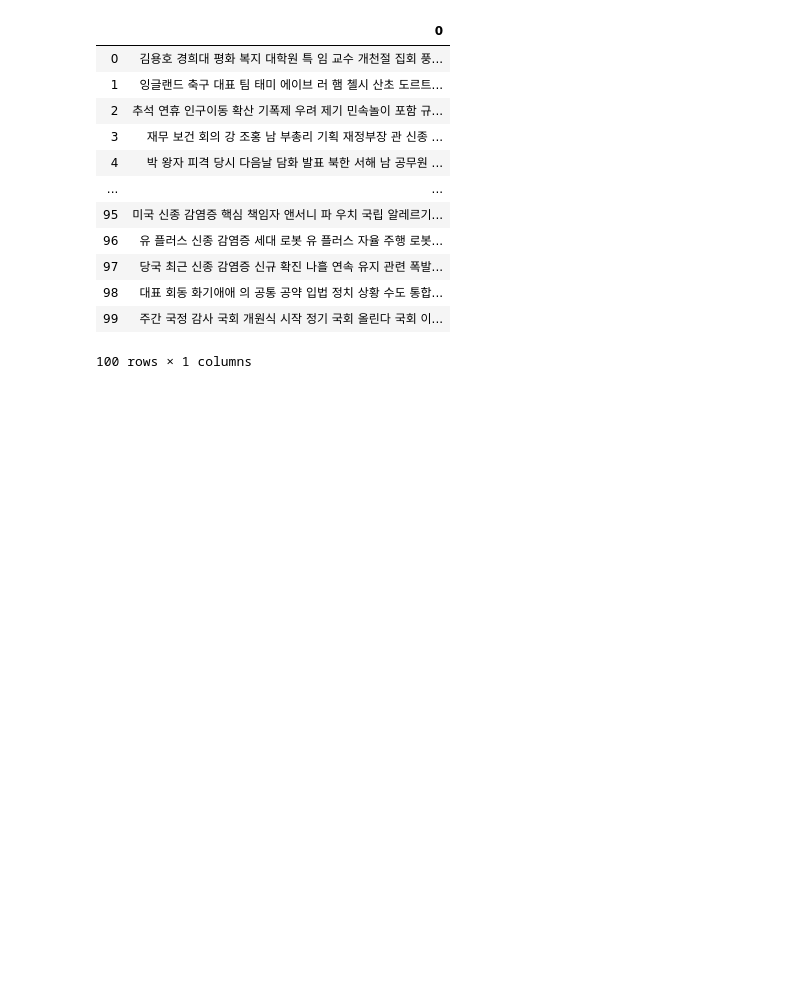
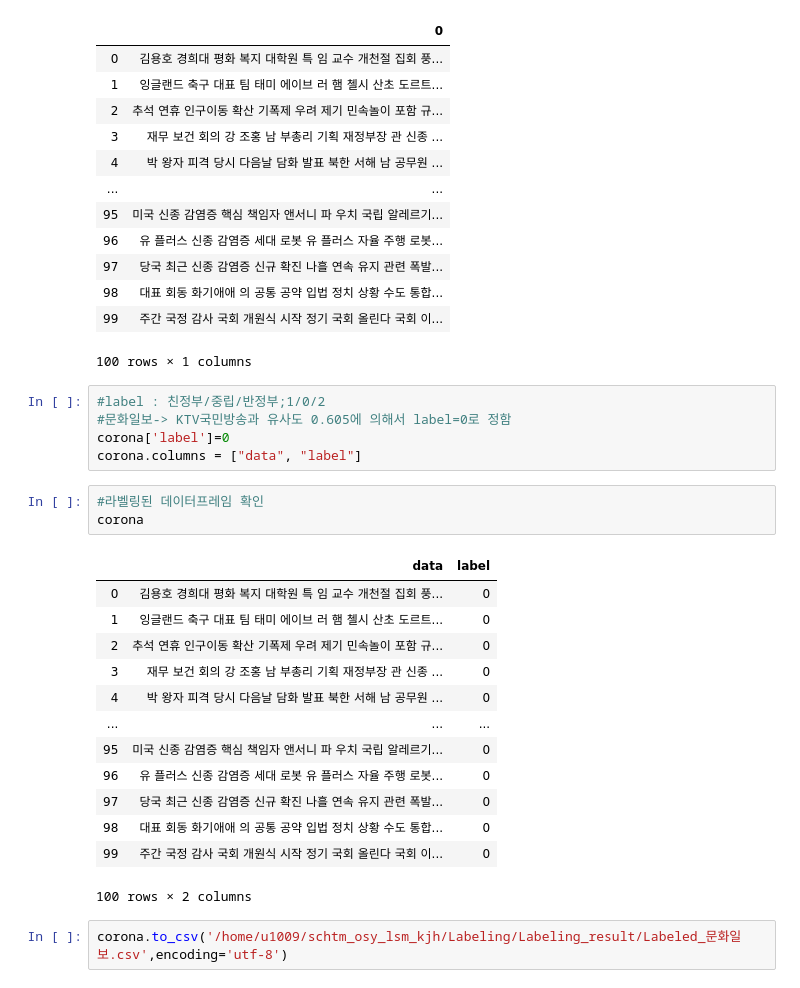
Before and after one commit to NAYANANG/2020_Text-Mining, a Jupyter notebook: Labeling/Labeling_code/Labeling_문화일보.ipynb, the cells around one changed output. Drawn from its saved outputs; the diff is of its cells as text; blank space fills up the shorter version.

Commit message:
문화일보 라벨링 코드 완료

```diff
--- a/Labeling/Labeling_code/Labeling_문화일보.ipynb
+++ b/Labeling/Labeling_code/Labeling_문화일보.ipynb
@@ -97,3 +97,27 @@ corona
 | 98 | 대표 회동 화기애애 의 공통 공약 입법 정치 상황 수도 통합... |
 | 99 | 주간 국정 감사 국회 개원식 시작 정기 국회 올린다 국회 이... |
 100 rows × 1 columns
+# %%
+#label : 친정부/중립/반정부;1/0/2
+#문화일보-> KTV국민방송과 유사도 0.605에 의해서 label=0로 정함
+corona['label']=0
+corona.columns = ["data", "label"]
+# %%
+#라벨링된 데이터프레임 확인
+corona
+# %% [output]
+|  | data | label |
+| 0 | 김용호 경희대 평화 복지 대학원 특 임 교수 개천절 집회 풍... | 0 |
+| 1 | 잉글랜드 축구 대표 팀 태미 에이브 러 햄 첼시 산초 도르트... | 0 |
+| 2 | 추석 연휴 인구이동 확산 기폭제 우려 제기 민속놀이 포함 규... | 0 |
+| 3 | 재무 보건 회의 강 조홍 남 부총리 기획 재정부장 관 신종 ... | 0 |
+| 4 | 박 왕자 피격 당시 다음날 담화 발표 북한 서해 남 공무원 ... | 0 |
+| ... | ... | ... |
+| 95 | 미국 신종 감염증 핵심 책임자 앤서니 파 우치 국립 알레르기... | 0 |
+| 96 | 유 플러스 신종 감염증 세대 로봇 유 플러스 자율 주행 로봇... | 0 |
+| 97 | 당국 최근 신종 감염증 신규 확진 나흘 연속 유지 관련 폭발... | 0 |
+| 98 | 대표 회동 화기애애 의 공통 공약 입법 정치 상황 수도 통합... | 0 |
+| 99 | 주간 국정 감사 국회 개원식 시작 정기 국회 올린다 국회 이... | 0 |
+100 rows × 2 columns
+# %%
+corona.to_csv('/home/u1009/schtm_osy_lsm_kjh/Labeling/Labeling_result/Labeled_문화일보.csv',encoding='utf-8')
```
